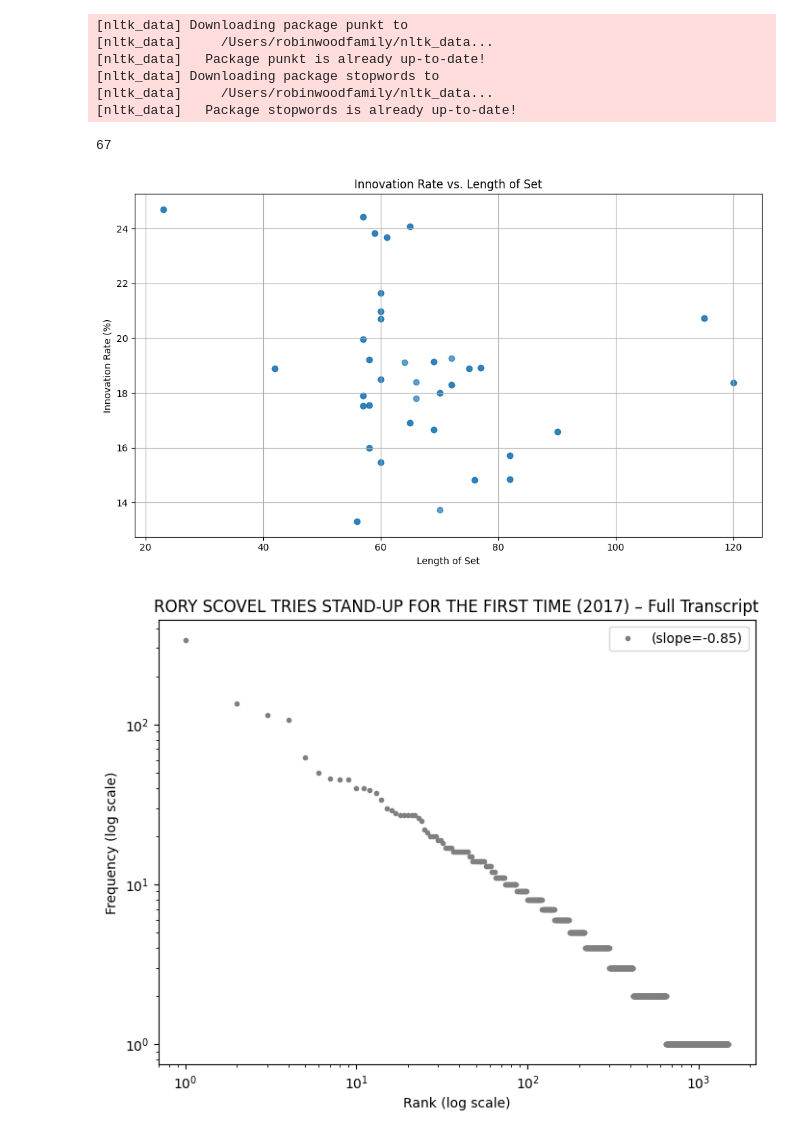
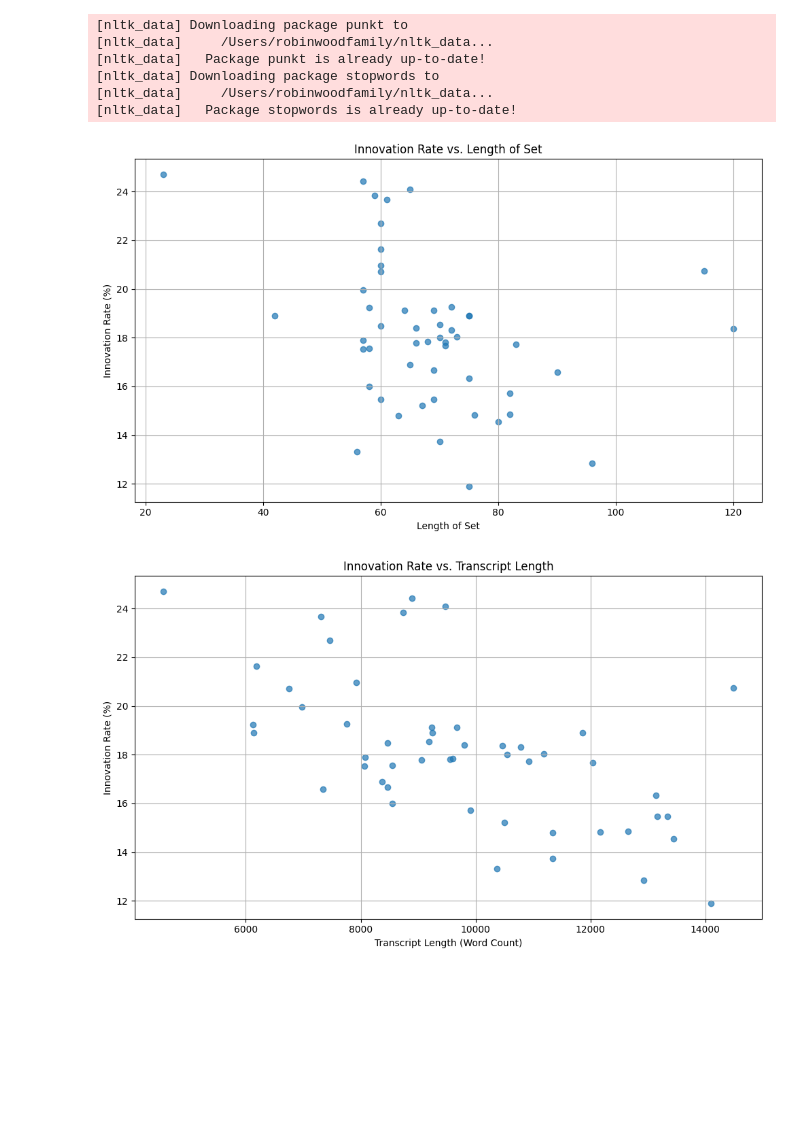
Before and after one commit to marobinette/pocs, a Jupyter notebook: project/data_functions.ipynb, the cells around one changed output. Drawn from its saved outputs; the diff is of its cells as text; code cells hidden in the pictures; blank space fills up the shorter version.

Commit message:
plot transcript length against innovation

```diff
--- a/project/data_functions.ipynb
+++ b/project/data_functions.ipynb
@@ -13,7 +13,7 @@ from scipy.stats import linregress
 download('punkt')
 download('stopwords')
 
-url = 'https://raw.githubusercontent.com/marobinette/pocs/main/project/comedy_data_10_26.csv'
+url = 'https://raw.githubusercontent.com/marobinette/pocs/main/project/comedy_data_10_31.csv'
 
 df = pd.read_csv(url)
 df = df[['title', 'length', 'transcript']]
@@ -152,34 +152,83 @@ def plot_zipf_distribution(df, title):
 
     plt.xlabel('Rank (log scale)')
     plt.ylabel('Frequency (log scale)')
     plt.title(title)
     plt.legend()
     plt.show()
 
 def plot_innovation_rate(df):
     plt.figure(figsize=(10, 6))
     plt.scatter(innovation_rate_df['length'], innovation_rate_df['innovation_rate'], alpha=0.7)
     plt.xlabel('Length of Set')
     plt.ylabel('Innovation Rate (%)')
     plt.title('Innovation Rate vs. Length of Set')
     plt.grid(True)
     plt.tight_layout()
     plt.show()
 
 
 innovation_rate_df = get_innovation_rate_data(df)
 plot_innovation_rate(innovation_rate_df)
-plot_zipf_distribution(df, 'RORY SCOVEL TRIES STAND-UP FOR THE FIRST TIME (2017) – Full Transcript')
 
+def get_innovation_rate_data_with_word_count(df):
+    """
+    Returns a DataFrame with title, innovation rate, and word count of each comedian's set.
+    """
+    titles = []
+    word_counts = []
+    innovation_rates = []
+
+    for idx, row in df.iterrows():
+        title = row['title']
+        transcript = row['transcript']
+
+        words = tokenize_words(transcript, remove_stop_words=False)
+        word_count = len(words)
+        innovation_rate = calculate_innovation_rate(words) * 100  # Convert to percentage
+
+        # Append data to lists
+        titles.append(title)
+        word_counts.append(word_count)
+        innovation_rates.append(innovation_rate)
+
+    # Create a new DataFrame with title, word_count, and innovation_rate columns
+    innovation_rate_df = pd.DataFrame({
+        'title': titles,
+        'word_count': word_counts,
+        'innovation_rate': innovation_rates
+    })
+
+    return innovation_rate_df
+
+def plot_innovation_rate_by_word_count(df):
+    """
+    Plots innovation rate against the number of words in each transcript.
+
+    Parameters:
+    - df (DataFrame): DataFrame containing title, word_count, and innovation_rate.
+    """
+    plt.figure(figsize=(10, 6))
+    plt.scatter(df['word_count'], df['innovation_rate'], alpha=0.7)
+    plt.xlabel('Transcript Length (Word Count)')
+    plt.ylabel('Innovation Rate (%)')
+    plt.title('Innovation Rate vs. Transcript Length')
+    plt.grid(True)
+    plt.tight_layout()
+    plt.show()
+
+# Generate the updated DataFrame and plot
+innovation_rate_df = get_innovation_rate_data_with_word_count(df)
+plot_innovation_rate_by_word_count(innovation_rate_df)
+
+# plot_zipf_distribution(df, 'RORY SCOVEL TRIES STAND-UP FOR THE FIRST TIME (2017) – Full Transcript')
 # plot_zipf_distribution(df, 'MITCH HEDBERG: COMEDY CENTRAL SPECIAL (1999) – Full Transcript')
 # plot_zipf_distribution(df, 'Tig Notaro: Happy To Be Here (2018) – Full Transcript')
 # %% [output]
 [nltk_data] Downloading package punkt to
 [nltk_data]     /Users/robinwoodfamily/nltk_data...
 [nltk_data]   Package punkt is already up-to-date!
 [nltk_data] Downloading package stopwords to
 [nltk_data]     /Users/robinwoodfamily/nltk_data...
 [nltk_data]   Package stopwords is already up-to-date!
-67
-[figure, old version]
+[figure, new version]
-[figure, old version]
+[figure, new version]
```
